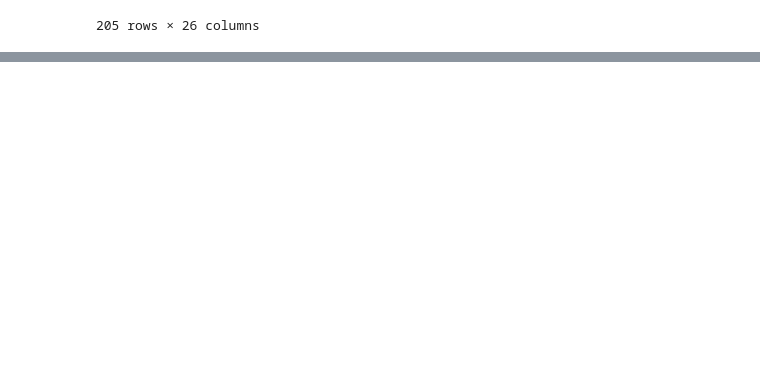
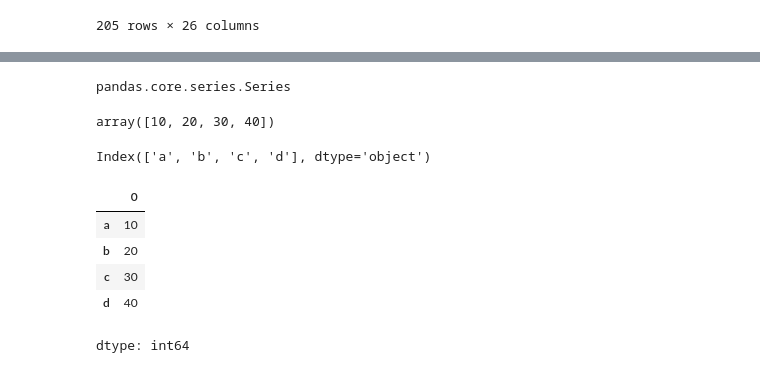
Before and after one commit to fateme-alk/learning, a Jupyter notebook: IBM_data_analysis/module1/IBM_data_analysis.ipynb, the cells around one changed output, grey strips where cells are left out. Saved outputs shown, nothing was run; the diff lists cells and outputs as text; code cells hidden in the pictures; blank space fills up the shorter version.

Commit message:
add different ways of creating series in pandas

```diff
--- a/IBM_data_analysis/module1/IBM_data_analysis.ipynb
+++ b/IBM_data_analysis/module1/IBM_data_analysis.ipynb
@@ -497,0 +520,30 @@ df
+# %%
+type(se1)
+# %% [output]
+pandas.core.series.Series
+# %%
+se1.values
+# %% [output]
+array([10, 20, 30, 40])
+# %%
+se1.index
+# %% [output]
+Index(['a', 'b', 'c', 'd'], dtype='object')
+# %%
+se2 = pd.Series(
+    {
+     'a': 10,
+     'b': 20,
+     'c': 30,
+     'd': 40,
+     }
+)
+# %%
+se2
+# %% [output]
+|  | 0 |
+| a | 10 |
+| b | 20 |
+| c | 30 |
+| d | 40 |
+dtype: int64
```
Also changed, not shown: parts of 12 cells of this notebook.
